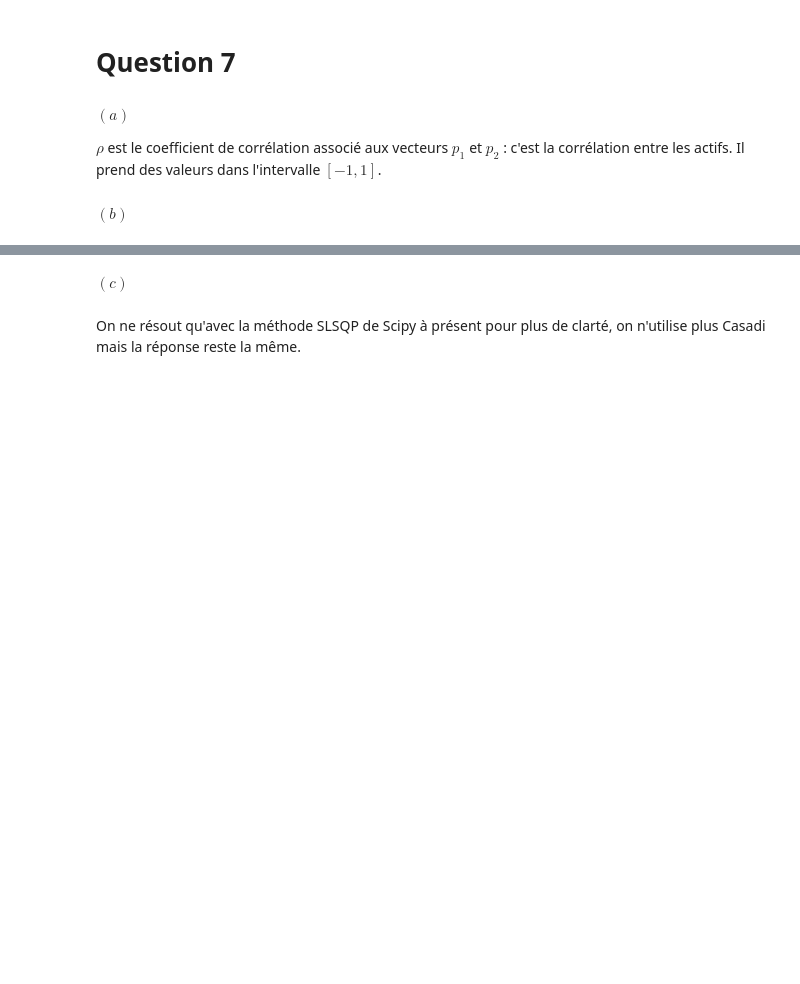
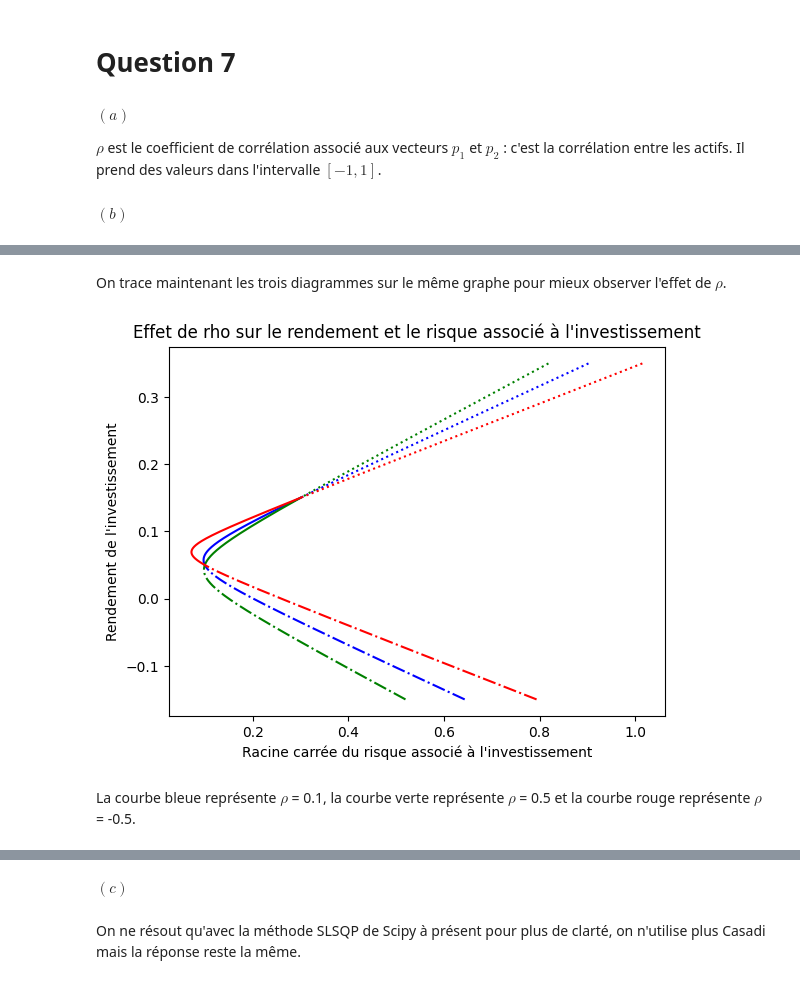
Before and after one commit to valoche3/projet_optim, a Jupyter notebook: partie_elyes.ipynb, the cells around one changed output, grey strips where cells are left out. Saved outputs shown, nothing was run; the diff lists cells and outputs as text; code cells hidden in the pictures; blank space fills up the shorter version.

```diff
--- a/partie_elyes.ipynb
+++ b/partie_elyes.ipynb
@@ -158,0 +287,23 @@ $(b)$
+# %% [markdown]
+On trace maintenant les trois diagrammes sur le même graphe pour mieux observer l'effet de $\rho$.
+# %%
+plt.plot(X1_1, Y1_1, '-', color = 'b', label = '')
+plt.plot(X1_2, Y1_2, ':', color = 'b', label = '')
+plt.plot(X1_3, Y1_3, '-.', color = 'b', label = '')
+
+plt.plot(X2_1, Y2_1, '-', color = 'g', label = '')
+plt.plot(X2_2, Y2_2, ':', color = 'g', label = '')
+plt.plot(X2_3, Y2_3, '-.', color = 'g', label = '')
+
+plt.plot(X3_1, Y3_1, '-', color = 'r', label = '')
+plt.plot(X3_2, Y3_2, ':', color = 'r', label = '')
+plt.plot(X3_3, Y3_3, '-.', color = 'r', label = '')
+
+plt.xlabel("Racine carrée du risque associé à l'investissement")
+plt.ylabel("Rendement de l'investissement")
+plt.title("Effet de rho sur le rendement et le risque associé à l'investissement")
+plt.show()
+# %% [output]
+[figure, added]
+# %% [markdown]
+La courbe bleue représente $\rho$ = 0.1, la courbe verte représente $\rho$ = 0.5 et la courbe rouge représente $\rho$ = -0.5.
```
Also changed, not shown: parts of 27 cells of this notebook.
